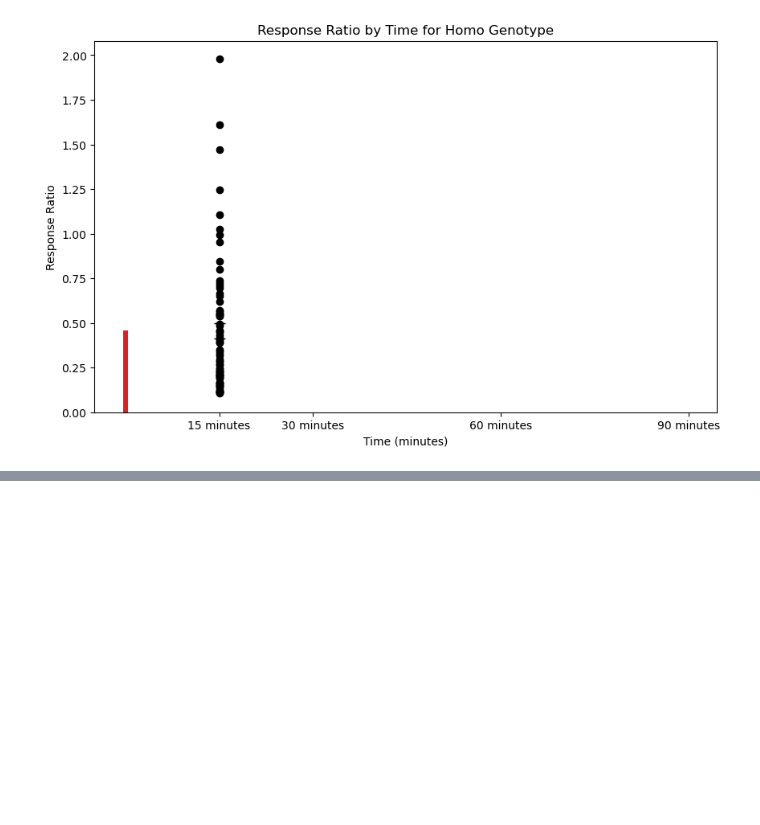
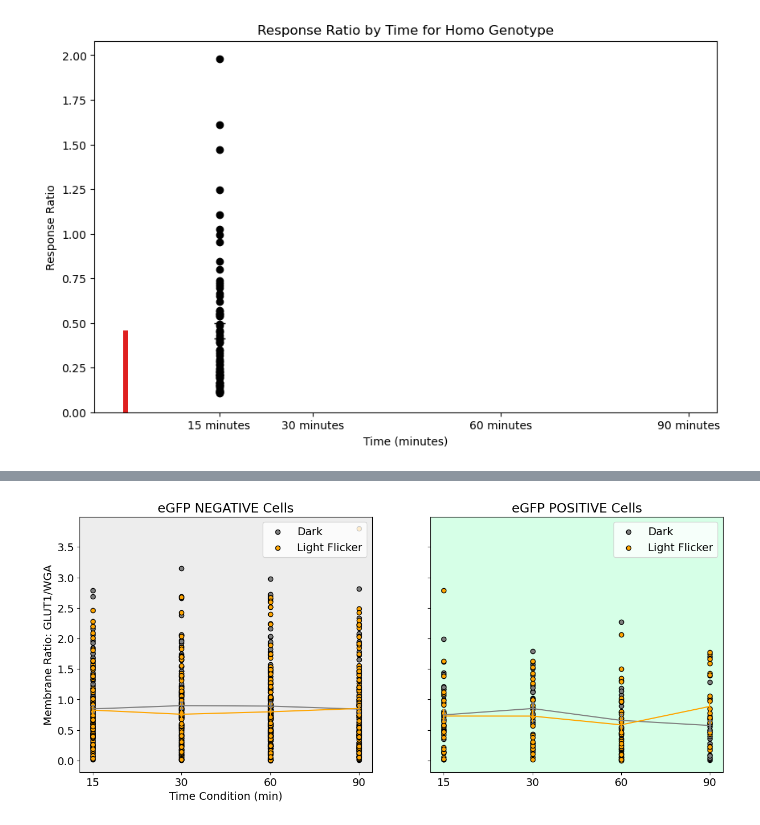
Before and after one commit to rltinio/ImageAnalysis, a Jupyter notebook: Integral_Visualizations.ipynb, the cells around one changed output, grey strips where cells are left out. Drawn from its saved outputs; the diff is of its cells as text; code cells hidden in the pictures; blank space fills up the shorter version.

```diff
--- a/Integral_Visualizations.ipynb
+++ b/Integral_Visualizations.ipynb
@@ -262,0 +301,58 @@ plt.bar(data = T, x = 'Time_Condition', height = 'Length_um')
+# %%
+desired_order = ['15', '30', '60', '90']
+sim_data['Time_Condition'] = pd.Categorical(sim_data['Time_Condition'], categories=desired_order, ordered=True)
+sim_data = sim_data.sort_values('Time_Condition')
+
+fig, (ax1, ax2) = plt.subplots(1, 2, figsize=(15, 6), sharey = True)  # 2 rows, 1 column
+
+
+sim_data_eGFP = sim_data.loc[sim_data['eGFP_Value'] == 1]
+sim_data_noneGFP = sim_data.loc[sim_data['eGFP_Value'] == 0]
+
+
+ax1.scatter(data = sim_data_noneGFP.loc[sim_data_noneGFP['Exp_Condition'] == 'Dark'], x = 'Time_Condition', y = 'Ratios',
+            label = 'Dark', c = 'grey', edgecolors = 'black')
+ax1.scatter(data = sim_data_noneGFP.loc[sim_data_noneGFP['Exp_Condition'] == 'Light Flicker'], x = 'Time_Condition', y = 'Ratios',
+            label = 'Light Flicker', c = 'orange', edgecolors = 'black')
+
+ax1.legend(loc = 'upper right')
+
+ax2.scatter(data = sim_data_eGFP.loc[sim_data_eGFP['Exp_Condition'] == 'Dark'], x = 'Time_Condition', y = 'Ratios',
+            label = 'Dark', c = 'grey', edgecolors = 'black')
+ax2.scatter(data = sim_data_eGFP.loc[sim_data_eGFP['Exp_Condition'] == 'Light Flicker'], x = 'Time_Condition', y = 'Ratios',
+            label = 'Light Flicker', c = 'orange', edgecolors = 'black')
+
+ax2.legend(loc = 'upper right')
+
+### Code for errorbars
+
+grouped_data_noneGFP = sim_data_noneGFP.groupby(['Exp_Condition', 'Time_Condition']).agg(
+    Mean_Ratio=('Ratios', 'mean'),
+    Std_Error=('Ratios', lambda x: np.std(x) / np.sqrt(len(x)))
+).reset_index()
+
+ax1.errorbar(data = grouped_data_noneGFP.loc[grouped_data_noneGFP['Exp_Condition'] == 'Dark'], x = 'Time_Condition', y = 'Mean_Ratio', yerr= 'Std_Error',
+             label = None, c = 'Grey', capsize = 2, capthick = 2, elinewidth = 2)
+ax1.errorbar(data = grouped_data_noneGFP.loc[grouped_data_noneGFP['Exp_Condition'] == 'Light Flicker'], x = 'Time_Condition', y = 'Mean_Ratio', yerr= 'Std_Error',
+             label = None, c = 'orange')
+
+grouped_data_eGFP = sim_data_eGFP.groupby(['Exp_Condition', 'Time_Condition']).agg(
+    Mean_Ratio=('Ratios', 'mean'),
+    Std_Error=('Ratios', lambda x: np.std(x) / np.sqrt(len(x)))
+).reset_index()
+
+ax2.errorbar(data = grouped_data_eGFP.loc[grouped_data_eGFP['Exp_Condition'] == 'Dark'], x = 'Time_Condition', y = 'Mean_Ratio', yerr= 'Std_Error',
+             label = None, c = 'Grey', capsize = 2, capthick = 2, elinewidth = 2)
+ax2.errorbar(data = grouped_data_eGFP.loc[grouped_data_eGFP['Exp_Condition'] == 'Light Flicker'], x = 'Time_Condition', y = 'Mean_Ratio', yerr= 'Std_Error',
+             label = None, c = 'orange')
+
+### Ax title and background
+ax1.set_title('eGFP NEGATIVE Cells')
+ax1.set_facecolor('#ededed')
+ax1.set_ylabel('Membrane Ratio: GLUT1/WGA')
+ax1.set_xlabel('Time Condition (min)')
+
+ax2.set_title('eGFP POSITIVE Cells')
+ax2.set_facecolor('#d6ffe7')
+# %% [output]
+[figure, added]
```
Also changed, not shown: parts of 8 cells of this notebook, 2 other files.
